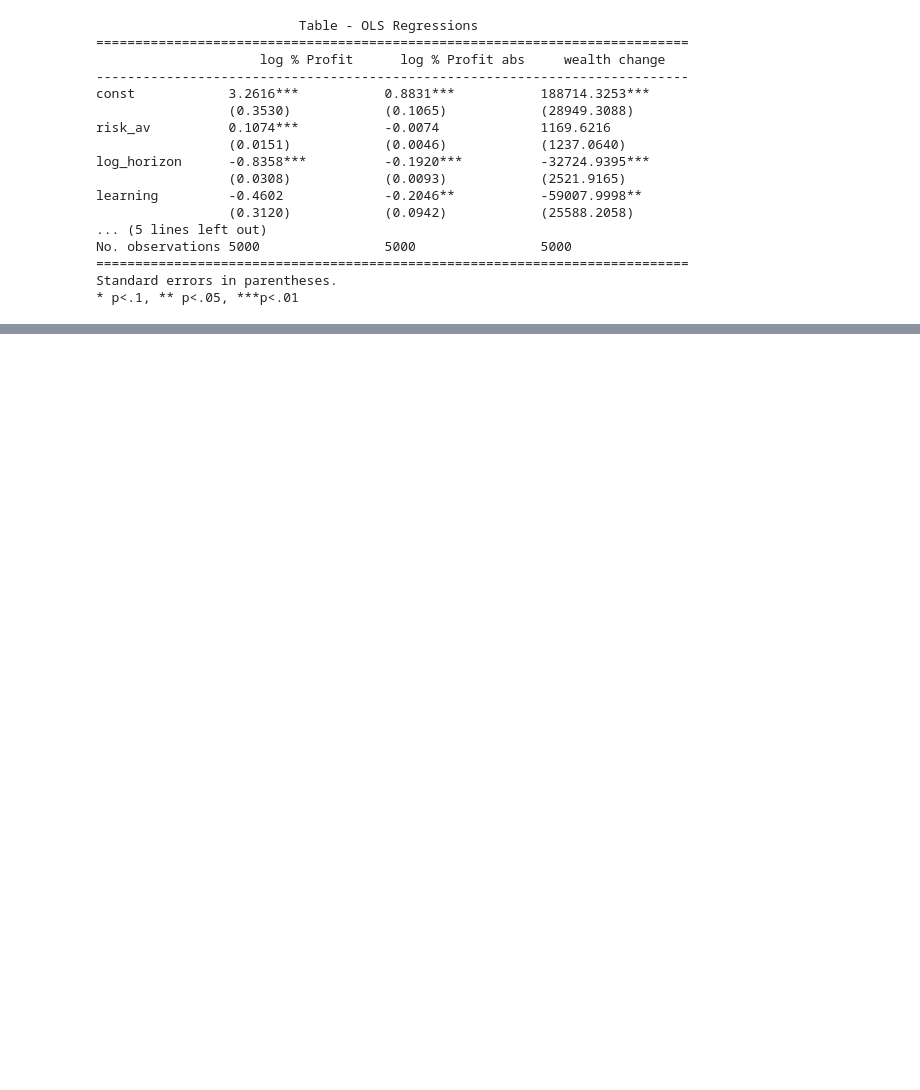
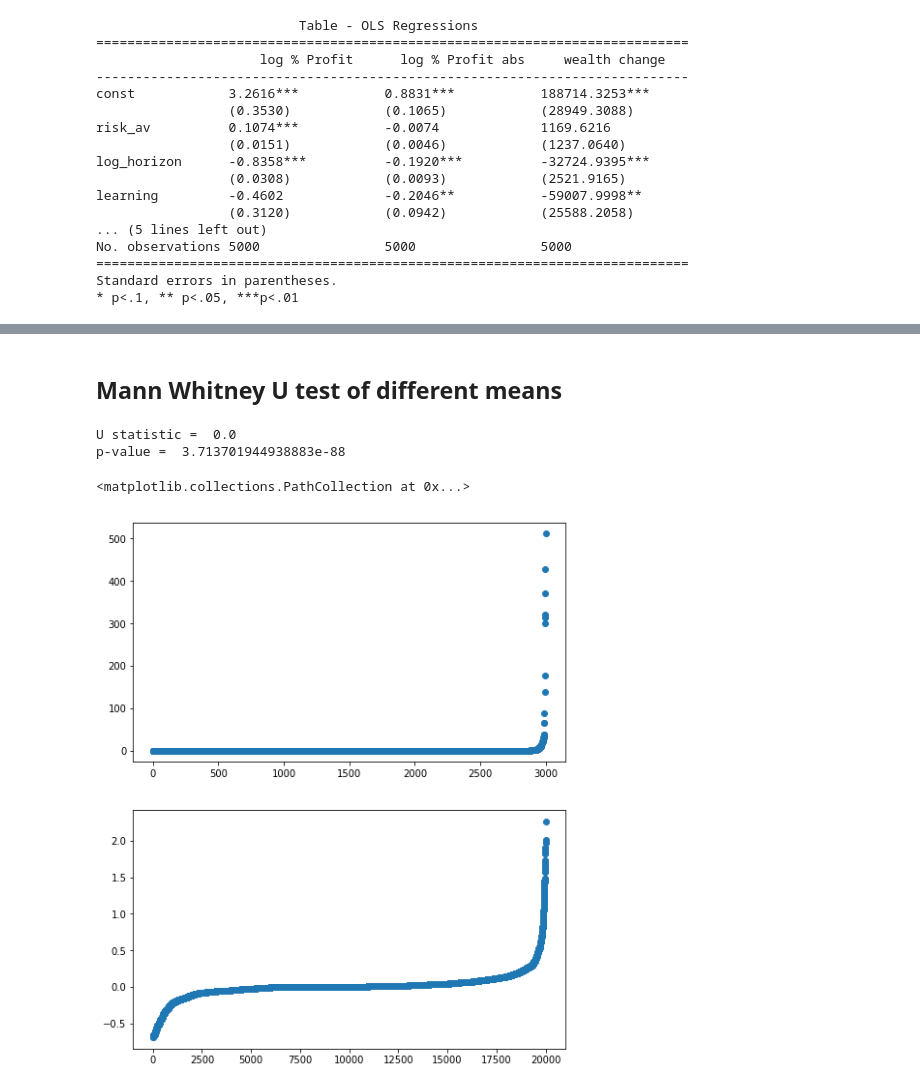
Before and after one commit to joerischasfoort/bubble-inequality, a Jupyter notebook: Results.ipynb, the cells around one changed output, grey strips where cells are left out. Saved outputs shown, nothing was run; the diff lists cells and outputs as text; code cells hidden in the pictures; blank space fills up the shorter version.

```diff
--- a/Results.ipynb
+++ b/Results.ipynb
@@ -713,0 +770,17 @@ How to test...
+# %% [markdown]
+## Mann Whitney U test of different means
+# %%
+print("U statistic = ", stats.mannwhitneyu(winner_wealth_change_l, loser_wealth_change_l)[0])
+print("p-value = ", stats.mannwhitneyu(winner_wealth_change_l, loser_wealth_change_l)[1])
+# %% [output]
+U statistic =  0.0
+p-value =  3.713701944938883e-88
+# %%
+fig, (ax1, ax2) = plt.subplots(2, 1, figsize=[8,10])
+
+ax1.scatter(range(len(redistr_df_long['wealth_change'].sort_values())), redistr_df_long['wealth_change'].sort_values())
+
+ax2.scatter(range(len(redistr_df['wealth_change'].sort_values())), redistr_df['wealth_change'].sort_values())
+# %% [output]
+<matplotlib.collections.PathCollection at 0x...>
+[figure, added]
```
Also changed, not shown: parts of 46 cells of this notebook.
